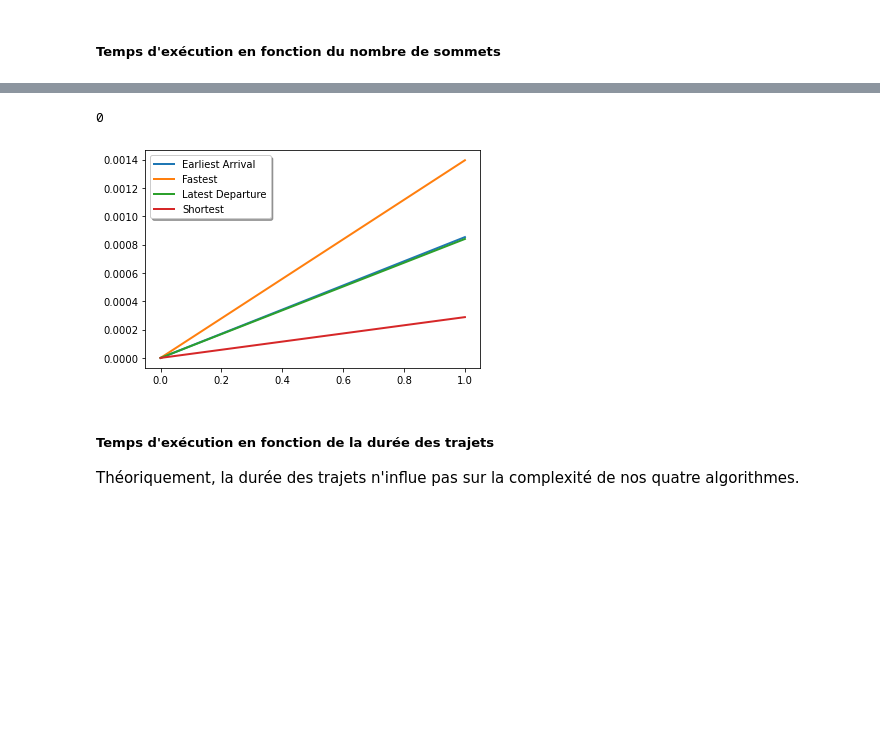
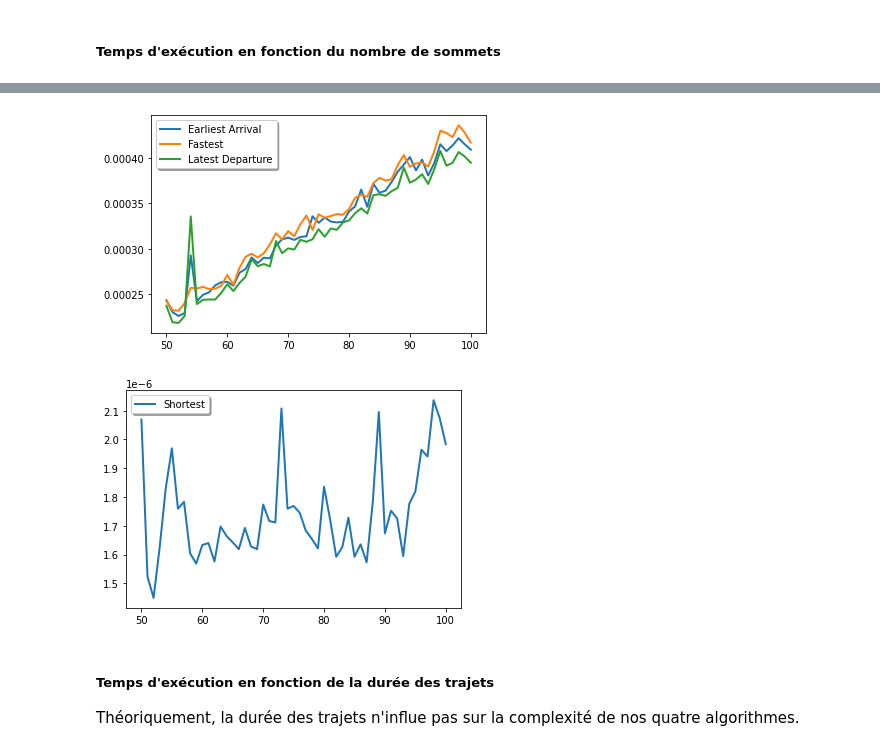
Before and after one commit to MdeCastelbajac/MOGPL, a Jupyter notebook: MOGPL.ipynb, the cells around one changed output, grey strips where cells are left out. Drawn from its saved outputs; the diff is of its cells as text; code cells hidden in the pictures; blank space fills up the shorter version.

```diff
--- a/MOGPL.ipynb
+++ b/MOGPL.ipynb
@@ -387,9 +450,12 @@ Et pour n s'incrémentant, on crée un multigraphe et on applique les quatre alg
 # %%
 # fixed parameters
-p = 1
 l = 1
-n = 100
-repeat = 10
+
+n = 75
+repeat = 100
+
+minDate = 0
+maxDate = float('Inf')
 
 resultTime1 = np.zeros(n)
 resultTime2 = np.zeros(n)
@@ -496,17 +606,14 @@ verticeNumber = np.zeros(n)
 # %%
 # Harvest results
 for j in range(repeat):
-    for i in range(1,11,1):
-        p = i//10
-        # print(p)
-        verticeNumber[i-1] = p
+    print(j)
+    for i in range(minE,maxE+1,1):
+        verticeNumber[i-minE] = i
         # MG & G generation
-        MGtest = createMultiGraph(v, p, l)
+        MGtest = createMultiGraph(v, i, l)
         Gtest = createGraphFromMultiGraph(MGtest)
-        nodes = list(MG.nodes())
-
-
-        # Algorithms
+        nodes = list(MGtest.nodes())
+           # Algorithms
         t0 = time.time()
         sortedVertices = sortVertices(Gtest)
         sortingTime = time.time() - t0
@@ -515,20 +622,20 @@ for j in range(repeat):
             continue
         # 1
         t1 = time.time()
-        earliestArrivalPath(Gtest, sortedVertices[1][0][0], sortedVertices[v-1][0][0], sortedVertices)
-        resultTime1[i-1] += time.time() - t1  + sortingTime
+        earliestArrivalPath(Gtest, sortedVertices['1'][0][0], nodes[v-1], sortedVertices, minDate, maxDate)
+        resultTime1[i-minE] += time.time() - t1  + sortingTime
 
         # 2
         t2 = time.time()
-        latestDeparturePath(Gtest,sortedVertices[1][0][0], sortedVertices[v-1][0][0], sortedVertices, v*10)
-        resultTime2[i-1] += time.time() - t2  + sortingTime
+        latestDeparturePath(Gtest,sortedVertices['1'][0][0], nodes[v-1], sortedVertices, minDate, maxDate)
+        resultTime2[i-minE] += time.time() - t2  + sortingTime
 
         # 3
         t3 = time.time()
-        fastestPath(Gtest,sortedVertices[1][0][0], sortedVertices[v-1][0][0])
-        resultTime3[i-1] += time.time() - t3  + sortingTime
+        fastestPath(Gtest,sortedVertices['1'][0][0], nodes[v-1], minDate, maxDate)
+        resultTime3[i-minE] += time.time() - t3  + sortingTime
         # 4
         t4 = time.time()
-        shortestPath(Gtest, sortedVertices[1][0][0], sortedVertices[v-1][0][0], sortedVertices)
-        resultTime4[i-1] += time.time() - t4
+        shortestPath(Gtest, sortedVertices['1'][0][0], nodes[v-1], sortedVertices, minDate, maxDate)
+        resultTime4[i-minE] += time.time() - t4
 # %% [output]
@@ -552,7 +659,3 @@ for j in range(repeat):
-# %%
-1 // 10
-# %% [output]
-0
 # %%
 resultTime1 /= repeat
 resultTime2 /= repeat
@@ -561,14 +664,19 @@ resultTime4 /= repeat
 # %%
 # Display results
 fig, ax = plt.subplots()
 l1 = ax.plot(verticeNumber, resultTime1, linewidth=2.0, label='Earliest Arrival')
 l3 = ax.plot(verticeNumber, resultTime3, linewidth=2.0, label='Fastest')
 l2 = ax.plot(verticeNumber, resultTime2, linewidth=2.0, label='Latest Departure')
+legend = ax.legend(loc='upper left', shadow=True)
+plt.show()
+
+fig, ax = plt.subplots()
 l4 = ax.plot(verticeNumber, resultTime4, linewidth=2.0, label='Shortest')
 legend = ax.legend(loc='upper left', shadow=True)
 plt.show()
 # %% [output]
-[figure, old version]
+[figure, new version]
+[figure, added]
 # %% [markdown]
 ##### Temps d'exécution en fonction de la durée des trajets
 
```
Also changed, not shown: parts of 38 cells of this notebook, 1 other file.
